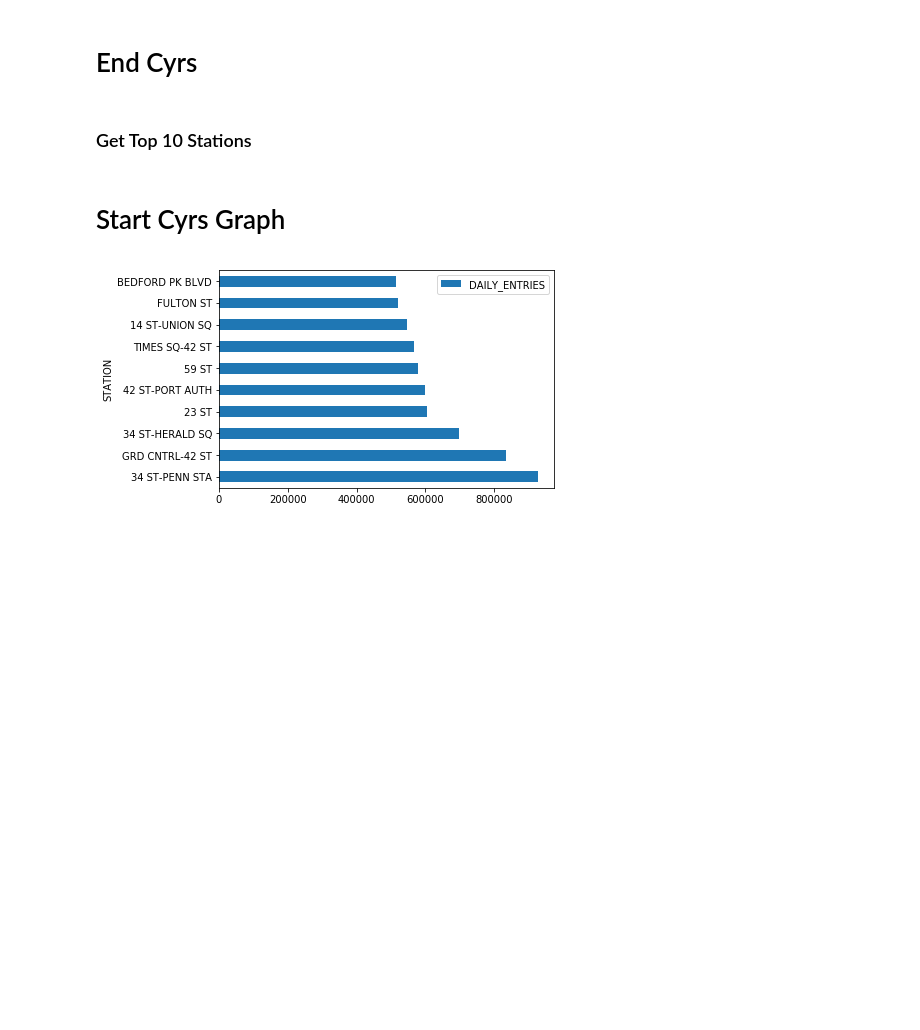
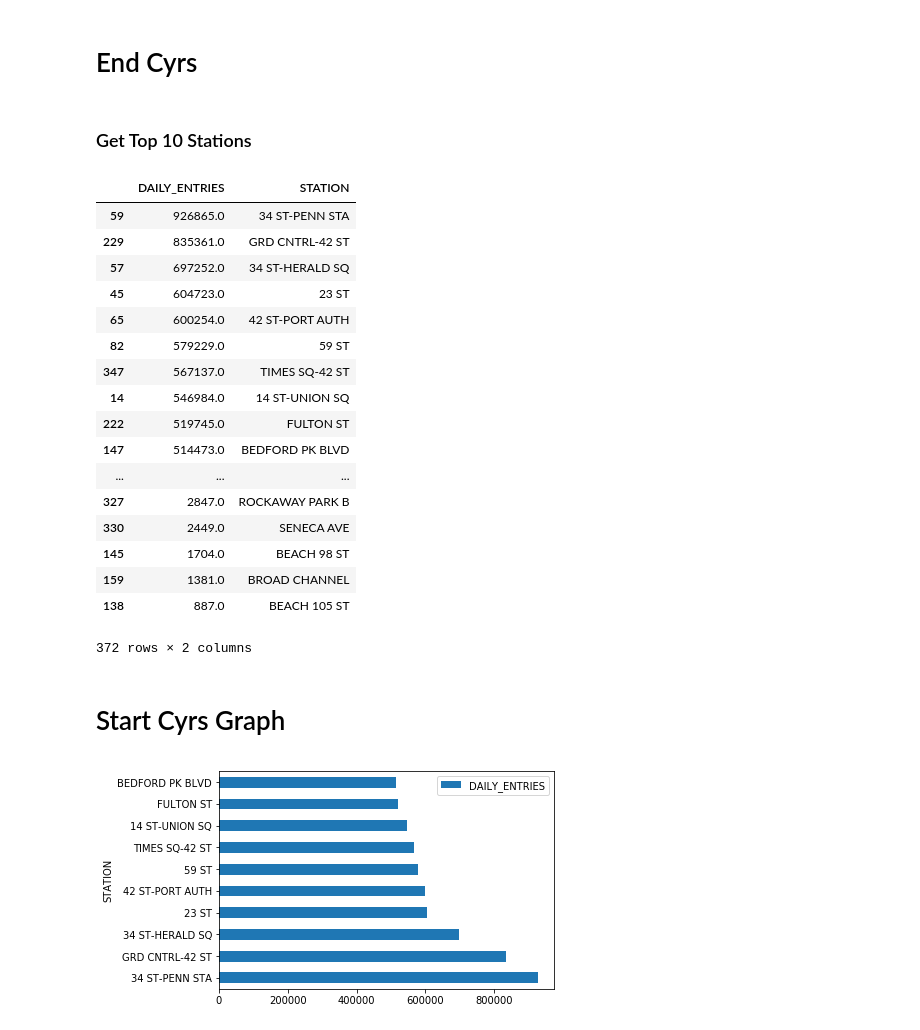
Before and after one commit to cyrus-rustomji/metis_projects, a Jupyter notebook: FirstProejct.ipynb, the cells around one changed output. Cells and saved outputs as stored; diff of their text form; code cells hidden in the pictures; blank space fills up the shorter version.

```diff
--- a/FirstProejct.ipynb
+++ b/FirstProejct.ipynb
@@ -423,7 +423,27 @@ turnstiles_daily_time[turnstiles_daily_time.Day==6].groupby(['Hour'])[['DAILY_EN
 # %%
 turnstiles_daily_byStation = turnstiles_daily.groupby('STATION')['DAILY_ENTRIES'].sum()
 #Convert series to dataframe
 turnstiles_daily_byStation_df = pd.DataFrame({'STATION':turnstiles_daily_byStation.index, 'DAILY_ENTRIES':turnstiles_daily_byStation.values})
+turnstiles_daily_byStation_df.sort_values('DAILY_ENTRIES',ascending=False)
+# %% [output]
+|  | DAILY_ENTRIES | STATION |
+| 59 | 926865.0 | 34 ST-PENN STA |
+| 229 | 835361.0 | GRD CNTRL-42 ST |
+| 57 | 697252.0 | 34 ST-HERALD SQ |
+| 45 | 604723.0 | 23 ST |
+| 65 | 600254.0 | 42 ST-PORT AUTH |
+| 82 | 579229.0 | 59 ST |
+| 347 | 567137.0 | TIMES SQ-42 ST |
+| 14 | 546984.0 | 14 ST-UNION SQ |
+| 222 | 519745.0 | FULTON ST |
+| 147 | 514473.0 | BEDFORD PK BLVD |
+| ... | ... | ... |
+| 327 | 2847.0 | ROCKAWAY PARK B |
+| 330 | 2449.0 | SENECA AVE |
+| 145 | 1704.0 | BEACH 98 ST |
+| 159 | 1381.0 | BROAD CHANNEL |
+| 138 | 887.0 | BEACH 105 ST |
+372 rows × 2 columns
 # %% [markdown]
 # Start Cyrs Graph
 # %%
```
Also changed, not shown: parts of 11 cells of this notebook.
